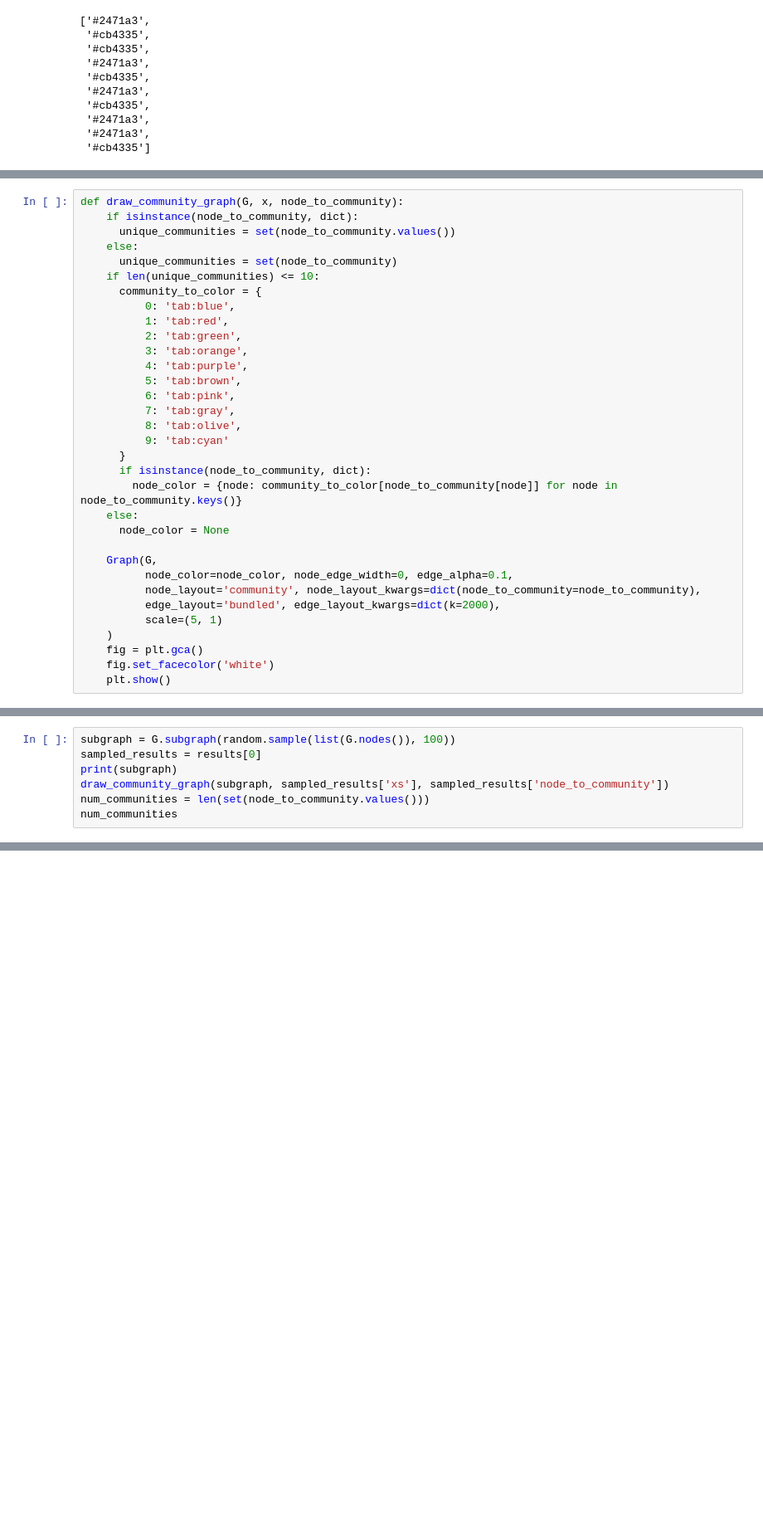
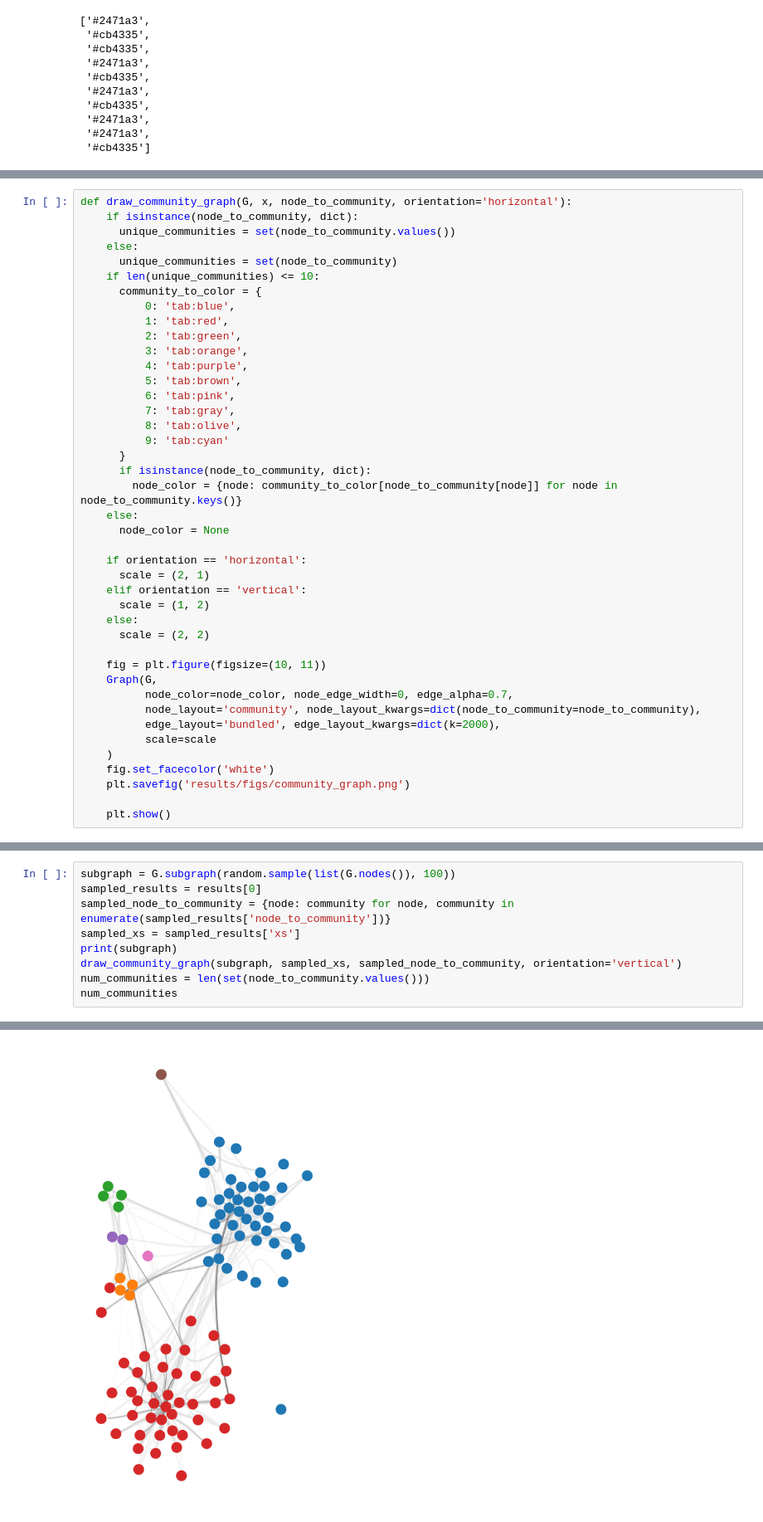
Before and after one commit to cjk4/opinion-modeling, a Jupyter notebook: community-detection.ipynb, the cells around one changed output, grey strips where cells are left out. Shown: that part at 83% size. Cells and saved outputs as stored; diff of their text form; blank space fills up the shorter version.

```diff
--- a/community-detection.ipynb
+++ b/community-detection.ipynb
@@ -336,5 +336,5 @@ plt.show()
 # %%
-def draw_community_graph(G, x, node_to_community):
+def draw_community_graph(G, x, node_to_community, orientation='horizontal'):
     if isinstance(node_to_community, dict):
       unique_communities = set(node_to_community.values())
     else:
@@ -357,12 +357,21 @@ def draw_community_graph(G, x, node_to_community):
     else:
       node_color = None
 
+    if orientation == 'horizontal':
+      scale = (2, 1)
+    elif orientation == 'vertical':
+      scale = (1, 2)
+    else:
+      scale = (2, 2)
+
+    fig = plt.figure(figsize=(10, 11))
     Graph(G,
-          node_color=node_color, node_edge_width=0, edge_alpha=0.1,
+          node_color=node_color, node_edge_width=0, edge_alpha=0.7,
           node_layout='community', node_layout_kwargs=dict(node_to_community=node_to_community),
           edge_layout='bundled', edge_layout_kwargs=dict(k=2000),
-          scale=(5, 1)
+          scale=scale
     )
-    fig = plt.gca()
     fig.set_facecolor('white')
+    plt.savefig('results/figs/community_graph.png')
+
     plt.show()
@@ -463,8 +468,10 @@ plt.show()
 # %%
 subgraph = G.subgraph(random.sample(list(G.nodes()), 100))
 sampled_results = results[0]
+sampled_node_to_community = {node: community for node, community in enumerate(sampled_results['node_to_community'])}
+sampled_xs = sampled_results['xs']
 print(subgraph)
-draw_community_graph(subgraph, sampled_results['xs'], sampled_results['node_to_community'])
+draw_community_graph(subgraph, sampled_xs, sampled_node_to_community, orientation='vertical')
 num_communities = len(set(node_to_community.values()))
 num_communities
 # %% [output]
@@ -471,0 +479 @@ DiGraph with 100 nodes and 563 edges
+[figure, added]
```
Also changed, not shown: parts of 6 cells of this notebook, 1 other file.
